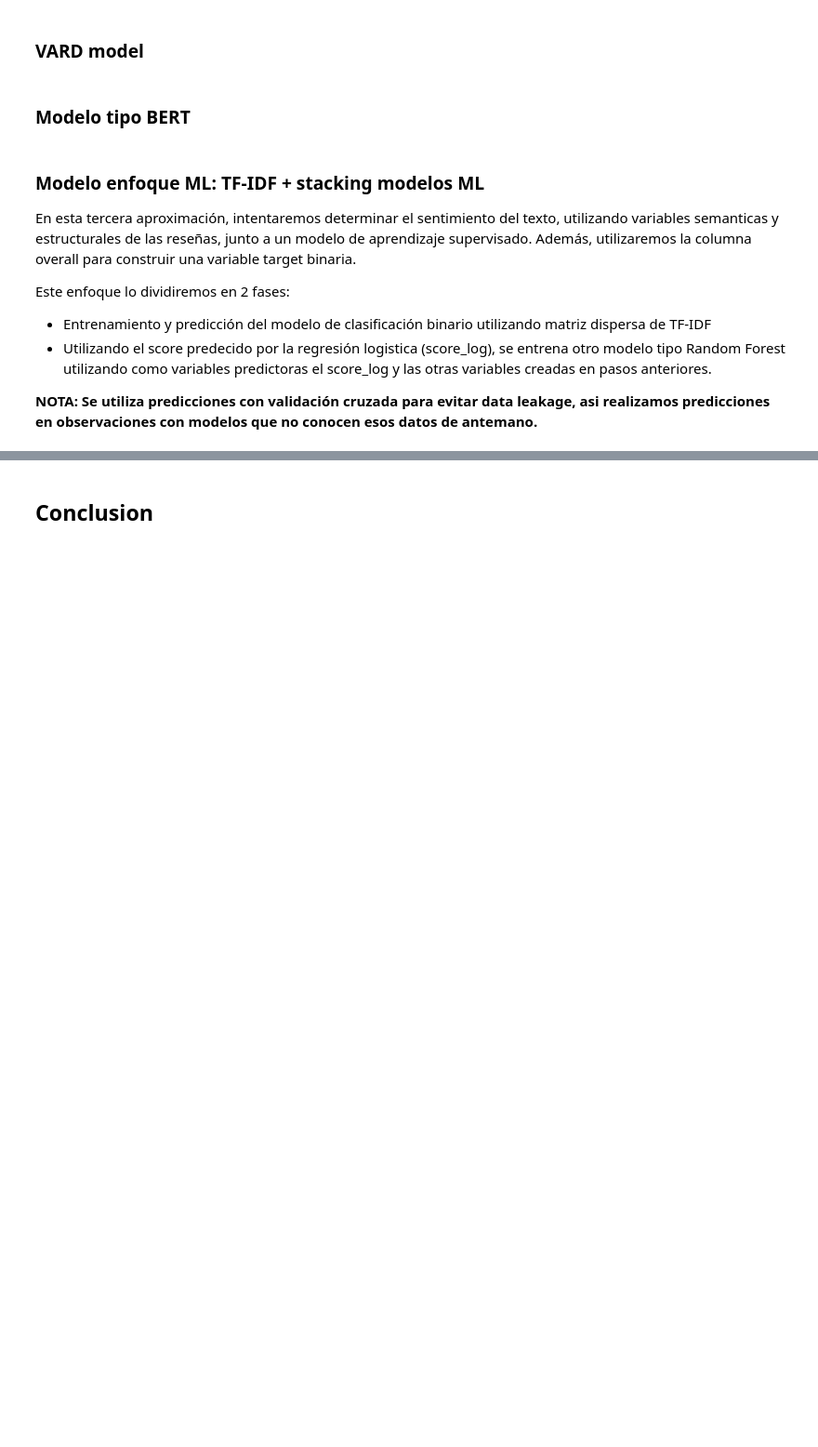
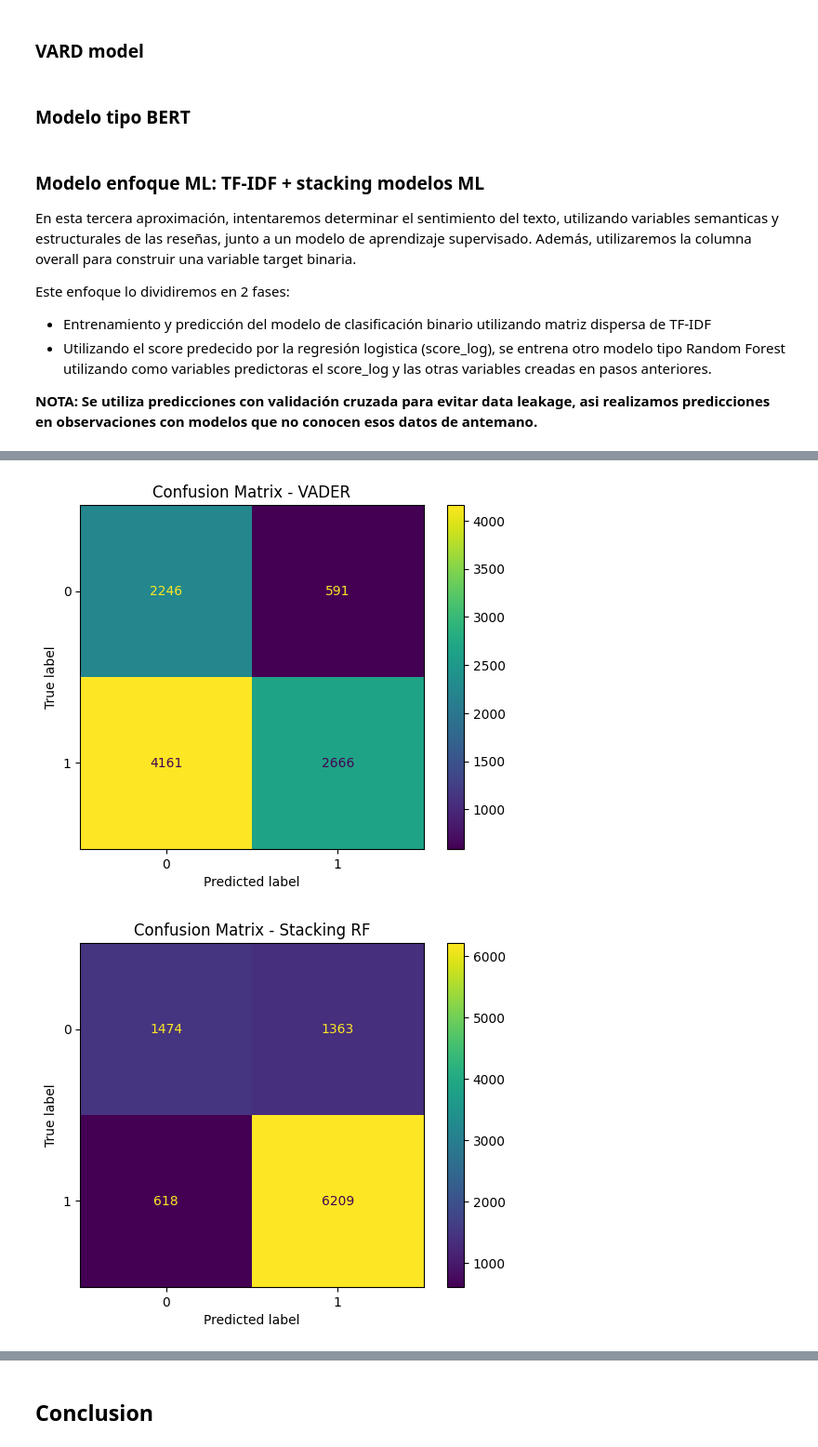
Before and after one commit to Can0land/NLP-Laboratory, a Jupyter notebook: Cano_Reales_Sentiment_analysis.ipynb, the cells around one changed output, grey strips where cells are left out. Shown at 93% size. Saved outputs shown, nothing was run; the diff lists cells and outputs as text; code cells hidden in the pictures; blank space fills up the shorter version.

```diff
--- a/Cano_Reales_Sentiment_analysis.ipynb
+++ b/Cano_Reales_Sentiment_analysis.ipynb
@@ -631,3 +562,11 @@ df_sentiment_final = pd.concat(
     [df_sentiment, df_sentiment_ml[["sentiment_text_ml", "sentiment_summary_ml"]]],
     axis=1,
 )
+
+# Unimos la columna style, para hacer conclusiones a nivel producto
+df_sentiment_final = pd.concat([df_sentiment_final, df_pre[["style"]]], axis=1)
+
+# Nueva columna con overall binario para comparar con los resultados de sentimiento
+df_sentiment_final["overall_bin"] = df_sentiment_final["overall"].apply(
+    lambda x: "negative" if x <= 3 else "positive"
+)
@@ -651,0 +691,17 @@ df_sentiment_final
+# %%
+plot_confusion(
+    df_tmp["overall_bin"], df_tmp["sentiment_summary_vader"], "Confusion Matrix - VADER"
+)
+plot_confusion(
+    df_tmp["overall_bin"],
+    df_tmp["sentiment_summary_ml"],
+    "Confusion Matrix - Stacking RF",
+)
+plot_confusion(
+    df_tmp["overall_bin"],
+    df_tmp["sentiment_summary_transformer"],
+    "Confusion Matrix - BERT",
+)
+# %% [output]
+[figure, added]
+[figure, added]
```
Also changed, not shown: parts of 27 cells of this notebook.
